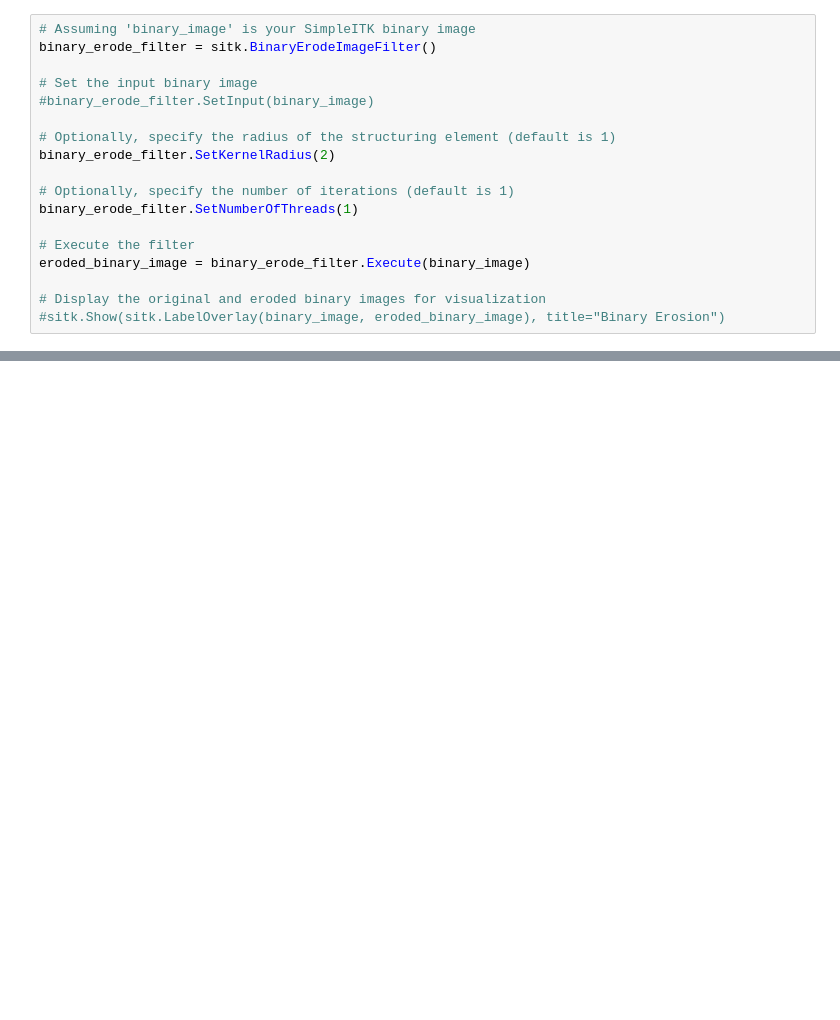
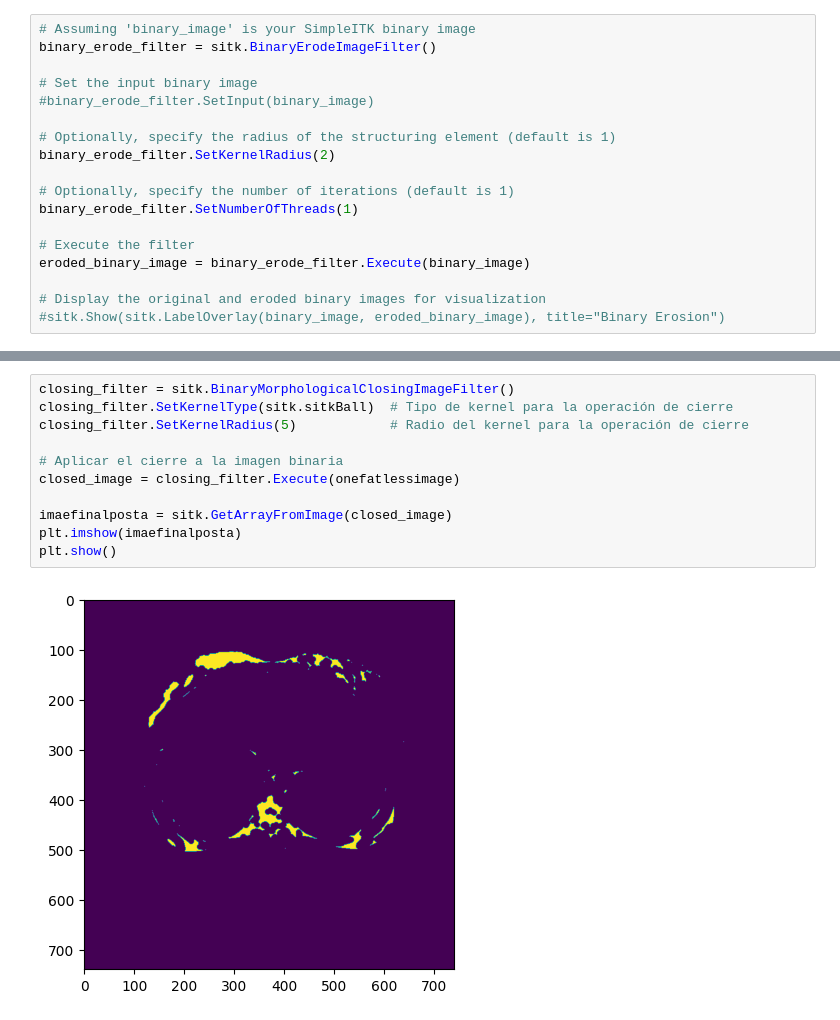
Before and after one commit to DannyStruijk/TeamChallenge, a Jupyter notebook: Prueba43.ipynb, the cells around one changed output, grey strips where cells are left out. Drawn from its saved outputs; the diff is of its cells as text; blank space fills up the shorter version.

```diff
--- a/Prueba43.ipynb
+++ b/Prueba43.ipynb
@@ -154,0 +165,13 @@ plt.show()
+# %%
+closing_filter = sitk.BinaryMorphologicalClosingImageFilter()
+closing_filter.SetKernelType(sitk.sitkBall)  # Tipo de kernel para la operación de cierre
+closing_filter.SetKernelRadius(5)            # Radio del kernel para la operación de cierre
+
+# Aplicar el cierre a la imagen binaria
+closed_image = closing_filter.Execute(onefatlessimage)
+
+imaefinalposta = sitk.GetArrayFromImage(closed_image)
+plt.imshow(imaefinalposta)
+plt.show()
+# %% [output]
+[figure, added]
```
Also changed, not shown: parts of 6 cells of this notebook.
